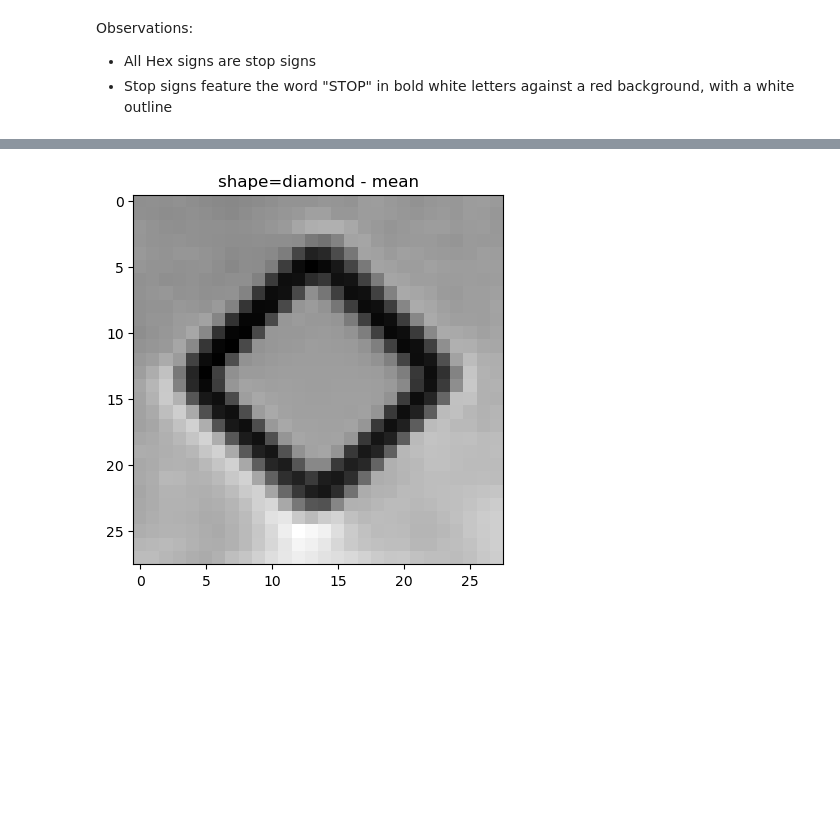
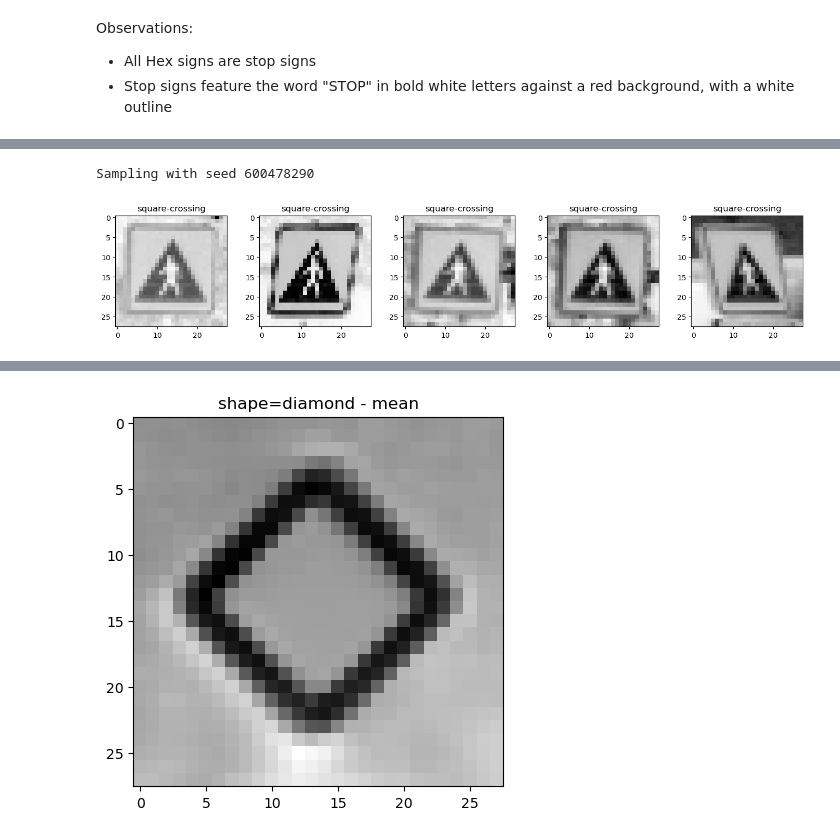
Before and after one commit to ItsThatBlackKid/ml-a2, a Jupyter notebook: s3788996.ipynb, the cells around one changed output, grey strips where cells are left out. Saved outputs shown, nothing was run; the diff lists cells and outputs as text; code cells hidden in the pictures; blank space fills up the shorter version.

```diff
--- a/s3788996.ipynb
+++ b/s3788996.ipynb
@@ -433,0 +444,5 @@ Observations:
+# %%
+sample_by_signtype('crossing', 5)
+# %% [output]
+Sampling with seed 600478290
+[figure, added]
```
Also changed, not shown: parts of 8 cells of this notebook.
